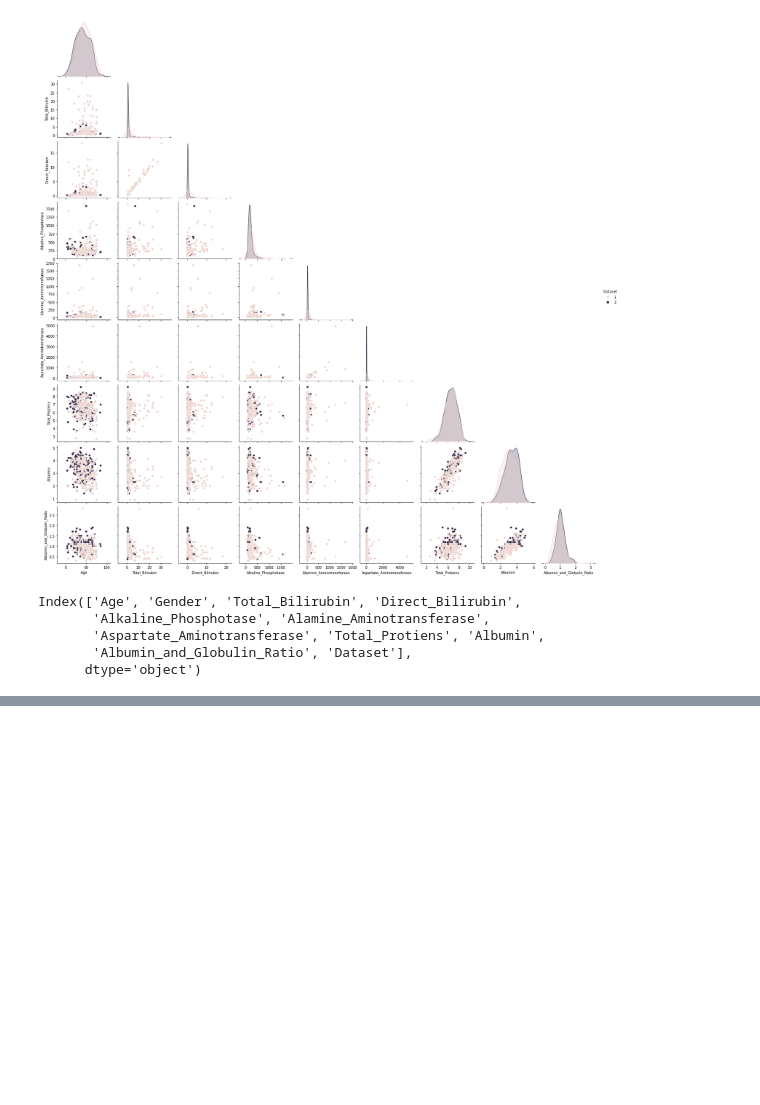
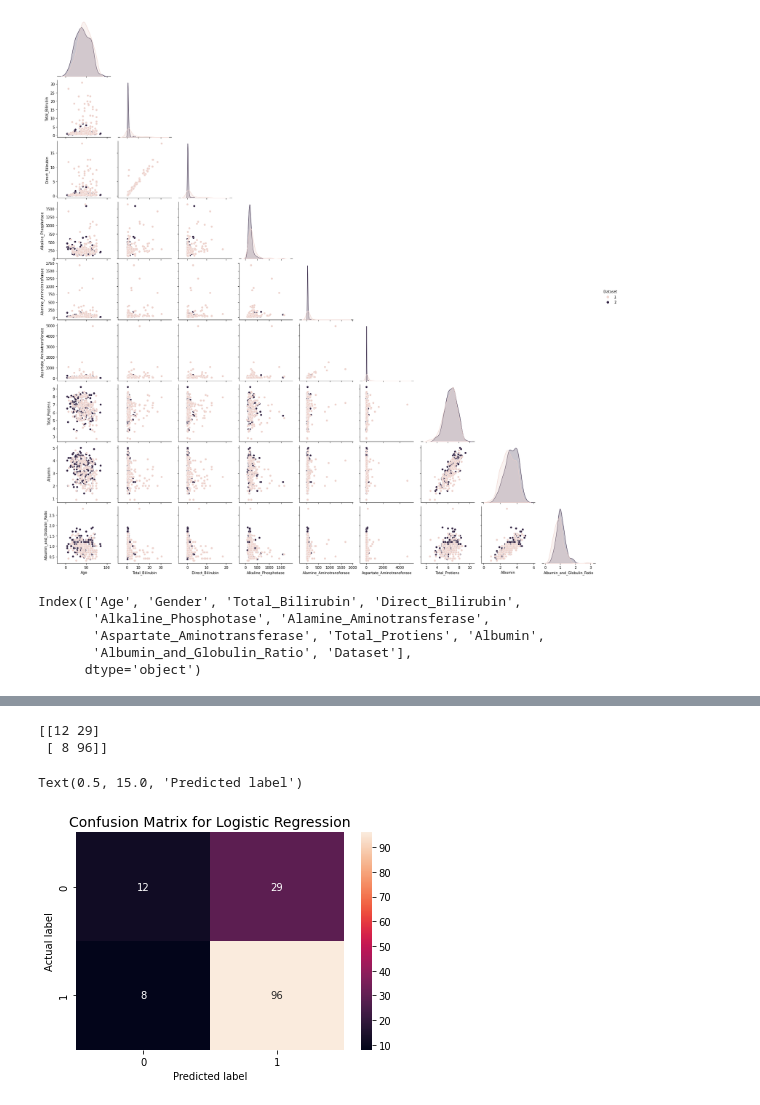
Before and after one commit to CactysFedya/ML, a Jupyter notebook: Classifier.ipynb, the cells around one changed output, grey strips where cells are left out. Cells and saved outputs as stored; diff of their text form; code cells hidden in the pictures; blank space fills up the shorter version.

```diff
--- a/Classifier.ipynb
+++ b/Classifier.ipynb
@@ -107,3 +212,4 @@ Accuracy: 0.5662650602409639
 # %%
+# Логистическая регрессия
 from sklearn.linear_model import LogisticRegression
-clf = LogisticRegression(random_state=0).fit(x_train, y_train)
+clf = LogisticRegression(max_iter=1000,random_state=0).fit(x_train, y_train)
@@ -130,0 +255,18 @@ Accuracy: 0.6626506024096386
+# %%
+# Confusion Matrix - матрица неточностей
+# True-positive ТP - у пациента болезнь, результат классификации 1.
+# False-positive FP - у пациента нет болезни, результат классификации 1 - ошибка 1 рода,
+# True-negative  TN - у пациента нет болезни, результат классификации 0,
+# False-negative FN - у пациента болезнь, результат классификации 0, ошибка 2 рода.
+
+clf_matrix = confusion_matrix(y_test, clf_predictions)
+print(clf_matrix)
+sns.heatmap(clf_matrix, annot=True)
+plt.title("Confusion Matrix for Logistic Regression", fontsize=14);
+plt.ylabel('Actual label')
+plt.xlabel('Predicted label')
+# %% [output]
+[[12 29]
+ [ 8 96]]
+Text(0.5, 15.0, 'Predicted label')
+[figure, added]
```
Also changed, not shown: parts of 56 cells of this notebook.
